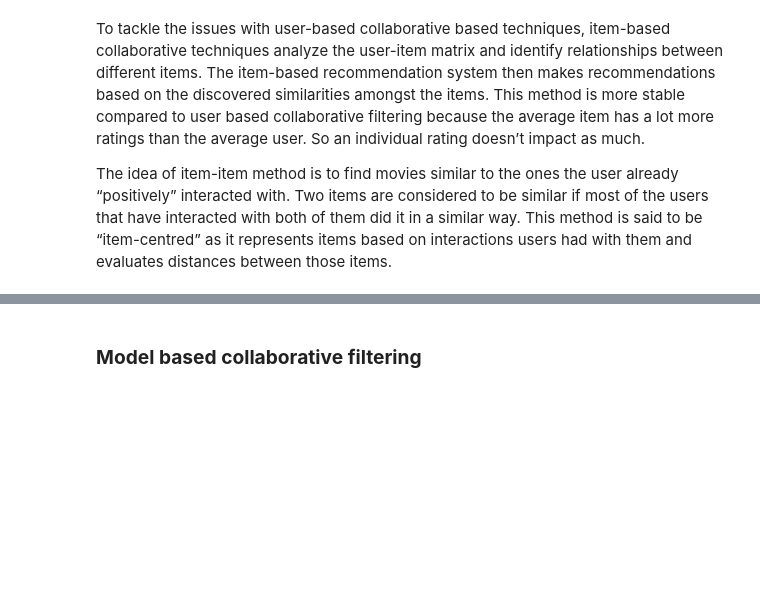
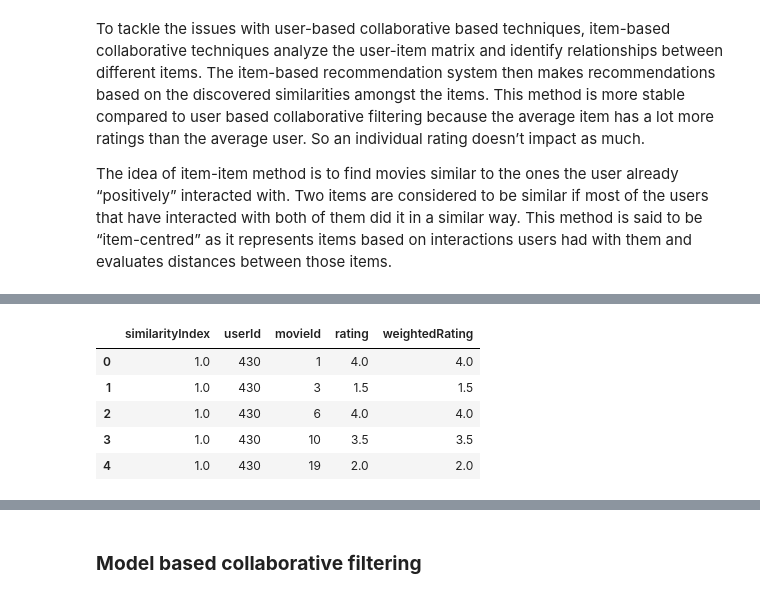
Before and after one commit to johnsiphiwe/unsupervised-predict-streamlit-template, a Jupyter notebook: recommenders/models.ipynb, the cells around one changed output, grey strips where cells are left out. Drawn from its saved outputs; the diff is of its cells as text; code cells hidden in the pictures; blank space fills up the shorter version.

```diff
--- a/recommenders/models.ipynb
+++ b/recommenders/models.ipynb
@@ -545,0 +571,27 @@ Test time         0.12    0.03    0.04    0.05    0.04    0.06    0.03
+# %%
+#Store the Pearson Correlation in a dictionary, where the key is the user Id and the value is the coefficient
+pearsonCorrelationDict = {}
+
+#For every user group in our subset
+for name, group in userSubsetGroup:
+    #Let's start by sorting the input and current user group so the values aren't mixed up later on
+    group = group.sort_values(by='movieId')
+    inputMovies = inputMovies.sort_values(by='movieId')
+    #Get the N for the formula
+    nRatings = len(group)
+    #Get the review scores for the movies that they both have in common
+    temp_df = inputMovies[inputMovies['movieId'].isin(group['movieId'].tolist())]
+    #And then store them in a temporary buffer variable in a list format to facilitate future calculations
+    tempRatingList = temp_df['rating'].tolist()
+    #Let's also put the current user group reviews in a list format
+    tempGroupList = group['rating'].tolist()
+    #Now let's calculate the pearson correlation between two users, so called, x and y
+    Sxx = sum([i**2 for i in tempRatingList]) - pow(sum(tempRatingList),2)/float(nRatings)
+    Syy = sum([i**2 for i in tempGroupList]) - pow(sum(tempGroupList),2)/float(nRatings)
+    Sxy = sum( i*j for i, j in zip(tempRatingList, tempGroupList)) - sum(tempRatingList)*sum(tempGroupList)/float(nRatings)
+
+    #If the denominator is different than zero, then divide, else, 0 correlation.
+    if Sxx != 0 and Syy != 0:
+        pearsonCorrelationDict[name] = Sxy/sqrt(Sxx*Syy)
+    else:
+        pearsonCorrelationDict[name] = 0
@@ -545,0 +602,6 @@ Test time         0.12    0.03    0.04    0.05    0.04    0.06    0.03
+# %%
+pearsonDF = pd.DataFrame.from_dict(pearsonCorrelationDict, orient='index')
+pearsonDF.columns = ['similarityIndex']
+pearsonDF['userId'] = pearsonDF.index
+pearsonDF.index = range(len(pearsonDF))
+pearsonDF.head()
@@ -582,0 +625,3 @@ Test time         0.05    0.03    0.04    0.03    0.04    0.04    0.01
+# %%
+topUsers=pearsonDF.sort_values(by='similarityIndex', ascending=False)[0:50]
+topUsers.head()
@@ -582,0 +641,3 @@ Test time         0.05    0.03    0.04    0.03    0.04    0.04    0.01
+# %%
+topUsersRating=topUsers.merge(ratings_df, left_on='userId', right_on='userId', how='inner')
+topUsersRating.head()
@@ -582,0 +657,11 @@ Test time         0.05    0.03    0.04    0.03    0.04    0.04    0.01
+# %%
+#Multiplies the similarity by the user's ratings
+topUsersRating['weightedRating'] = topUsersRating['similarityIndex']*topUsersRating['rating']
+topUsersRating.head()
+# %% [output]
+|  | similarityIndex | userId | movieId | rating | weightedRating |
+| 0 | 1.0 | 430 | 1 | 4.0 | 4.0 |
+| 1 | 1.0 | 430 | 3 | 1.5 | 1.5 |
+| 2 | 1.0 | 430 | 6 | 4.0 | 4.0 |
+| 3 | 1.0 | 430 | 10 | 3.5 | 3.5 |
+| 4 | 1.0 | 430 | 19 | 2.0 | 2.0 |
```
Also changed, not shown: parts of 56 cells of this notebook, 1 other file.
